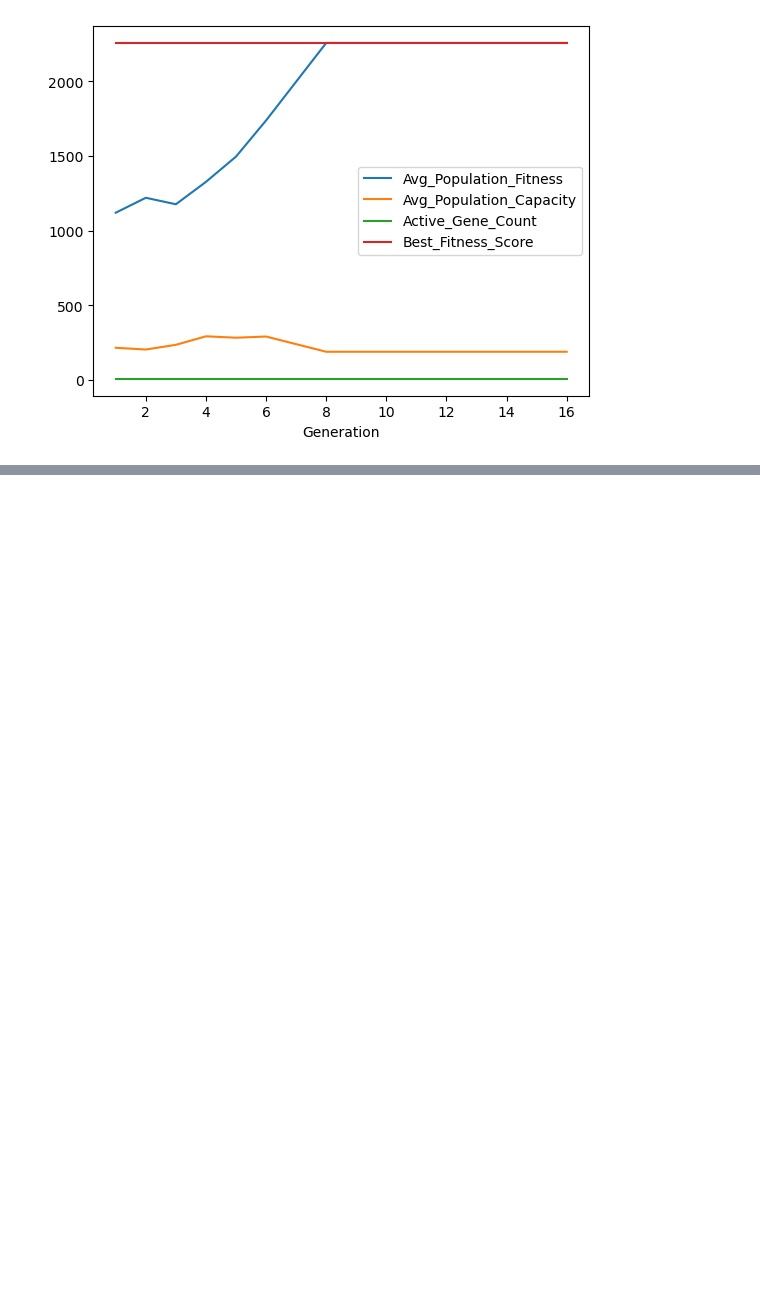
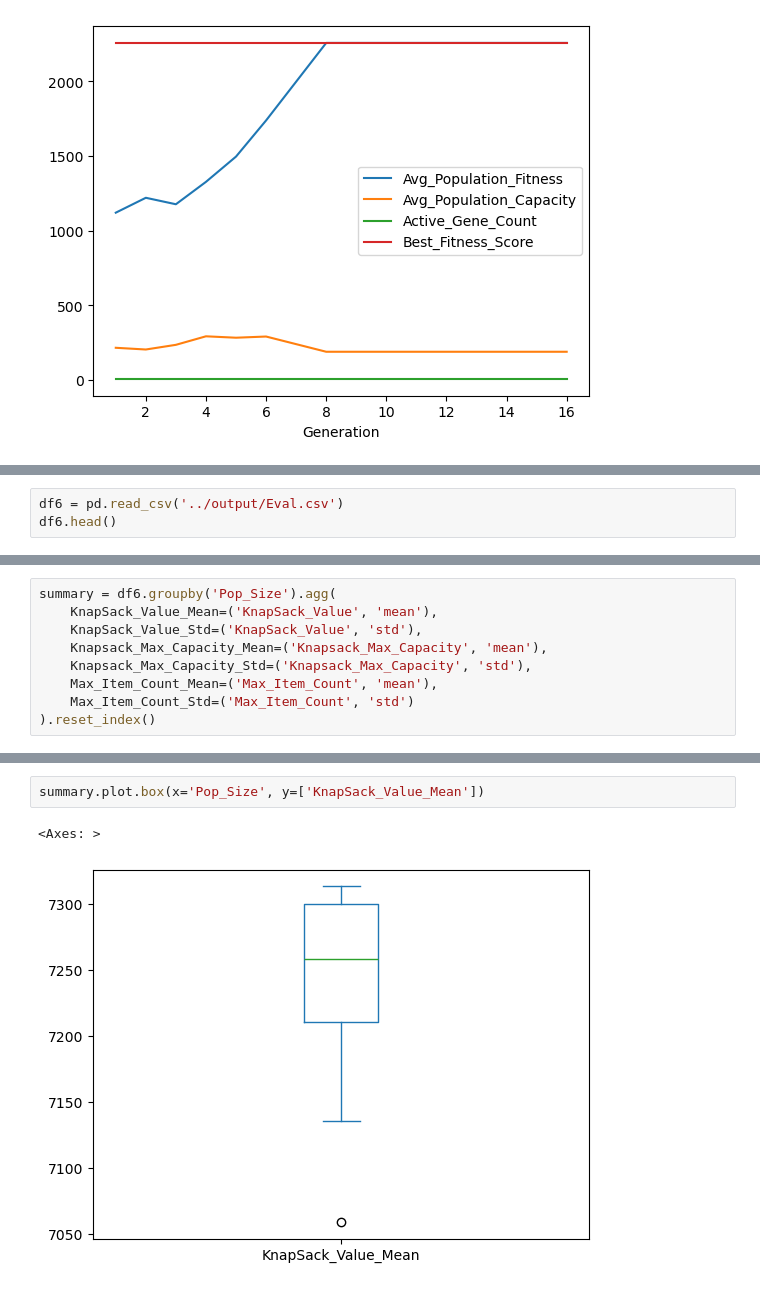
Before and after one commit to ajay-naidu-96/GeneticAlgo, a Jupyter notebook: notebooks/TheFancyStuff.ipynb, the cells around one changed output, grey strips where cells are left out. Cells and saved outputs as stored; diff of their text form; blank space fills up the shorter version.

Commit message:
population size evaluation

```diff
--- a/notebooks/TheFancyStuff.ipynb
+++ b/notebooks/TheFancyStuff.ipynb
@@ -113,0 +110,3 @@ np.float64(6980.0)
+# %%
+df6 = pd.read_csv('../output/Eval.csv')
+df6.head()
@@ -113,0 +139,9 @@ np.float64(6980.0)
+# %%
+summary = df6.groupby('Pop_Size').agg(
+    KnapSack_Value_Mean=('KnapSack_Value', 'mean'),
+    KnapSack_Value_Std=('KnapSack_Value', 'std'),
+    Knapsack_Max_Capacity_Mean=('Knapsack_Max_Capacity', 'mean'),
+    Knapsack_Max_Capacity_Std=('Knapsack_Max_Capacity', 'std'),
+    Max_Item_Count_Mean=('Max_Item_Count', 'mean'),
+    Max_Item_Count_Std=('Max_Item_Count', 'std')
+).reset_index()
@@ -113,0 +177,5 @@ np.float64(6980.0)
+# %%
+summary.plot.box(x='Pop_Size', y=['KnapSack_Value_Mean'])
+# %% [output]
+<Axes: >
+[figure, added]
```
Also changed, not shown: parts of 10 cells of this notebook, 3 other files.
